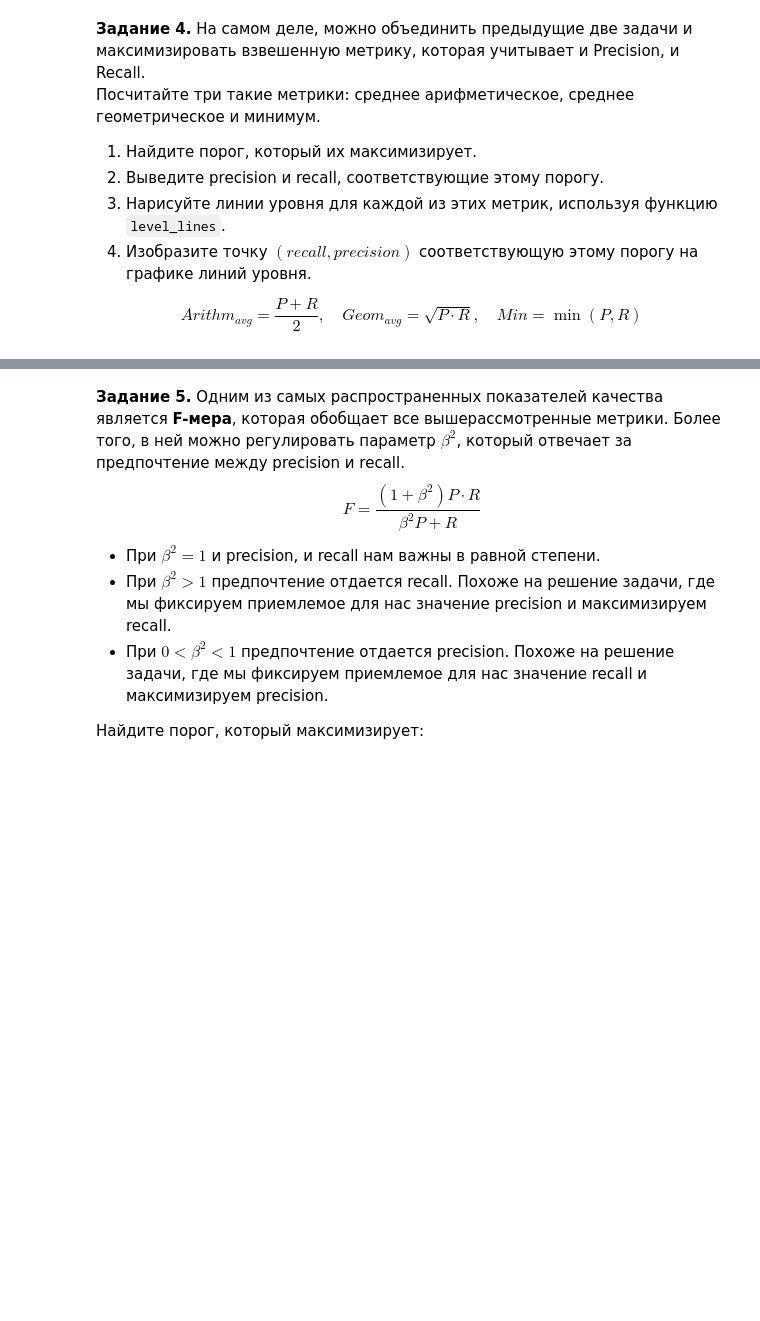
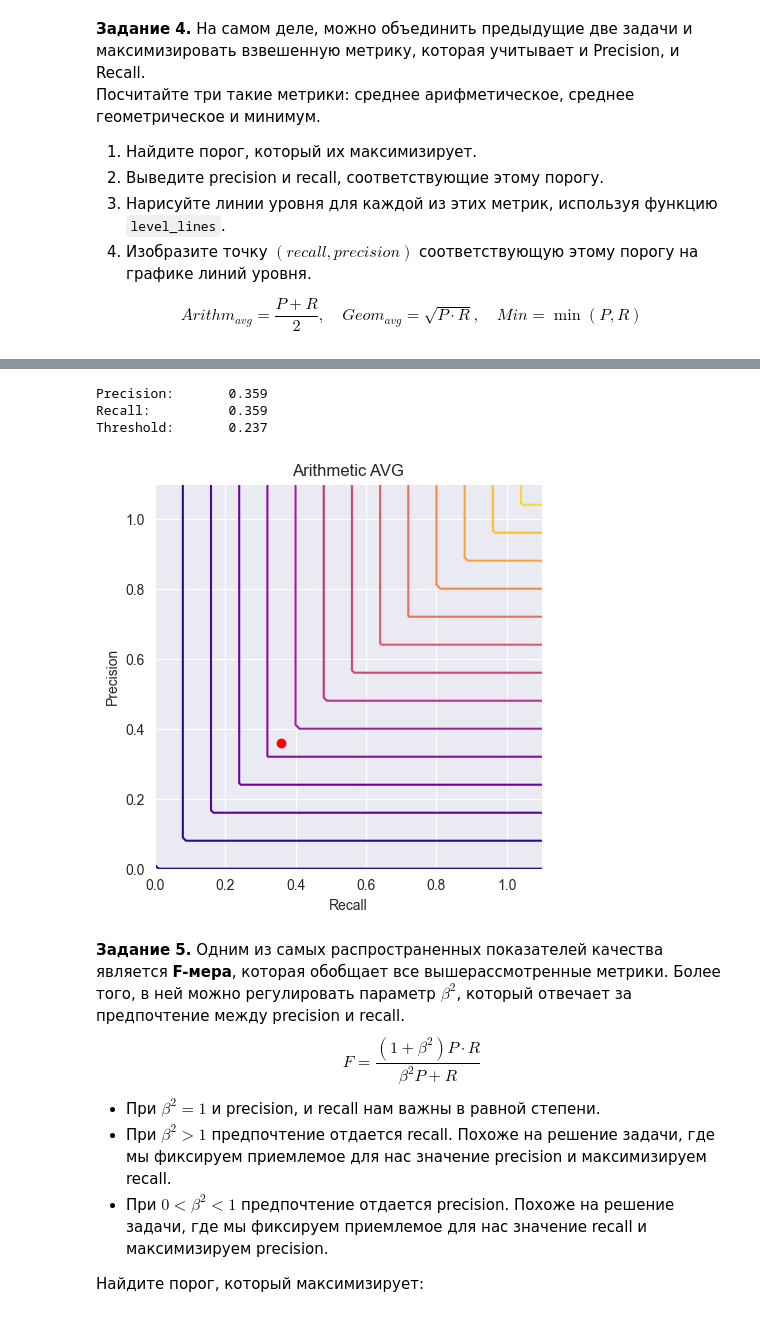
Before and after one commit to Dmitrysw/ML, a Jupyter notebook: lesson_11/HW11.ipynb, the cells around one changed output, grey strips where cells are left out. Saved outputs shown, nothing was run; the diff lists cells and outputs as text; code cells hidden in the pictures; blank space fills up the shorter version.

```diff
--- a/lesson_11/HW11.ipynb
+++ b/lesson_11/HW11.ipynb
@@ -237,3 +242,19 @@ Threshold:       0.02198734808666288
+# %%
+metric_func = lambda x, y: np.minimum(x, y)
+
+arithm_idx = (metric_func(precision, recall)).argmax()
+
+print(f"Precision:\t {precision[arithm_idx]:.3f}")
+print(f"Recall: \t {recall[arithm_idx]:.3f}")
+print(f"Threshold:\t {thres[arithm_idx]:.3f}")
+
+level_lines(metric_func, "Arithmetic AVG")
+plt.plot(recall[arithm_idx], precision[arithm_idx], 'ro');
+# %% [output]
+Precision:       0.359
+Recall:          0.359
+Threshold:       0.237
+[figure, added]
 # %%
 ### Повторите для минимума
 ### Your code is here
```
Also changed, not shown: parts of 11 cells of this notebook, 2 other files.
